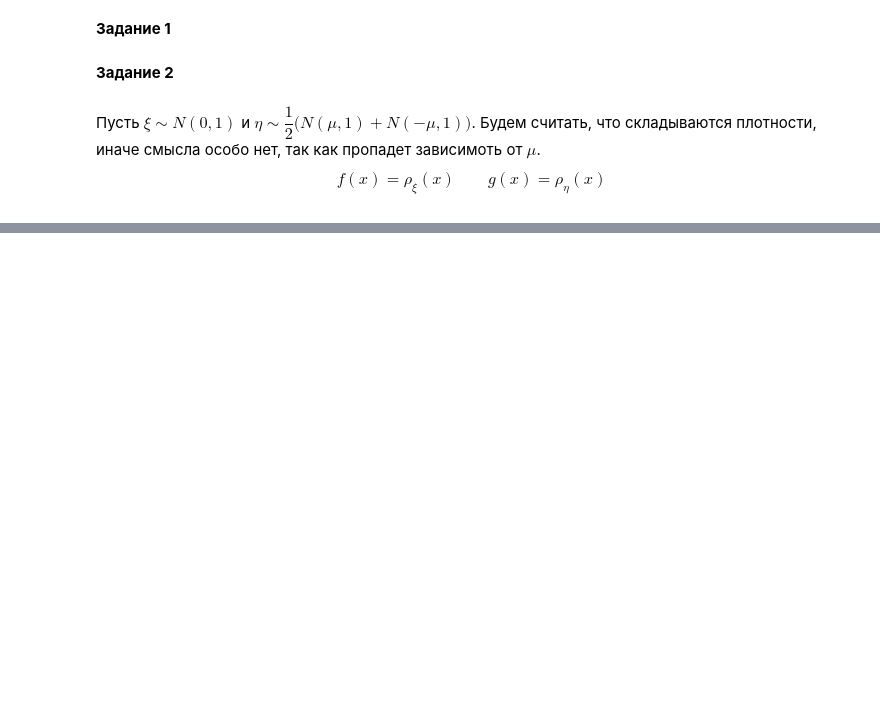
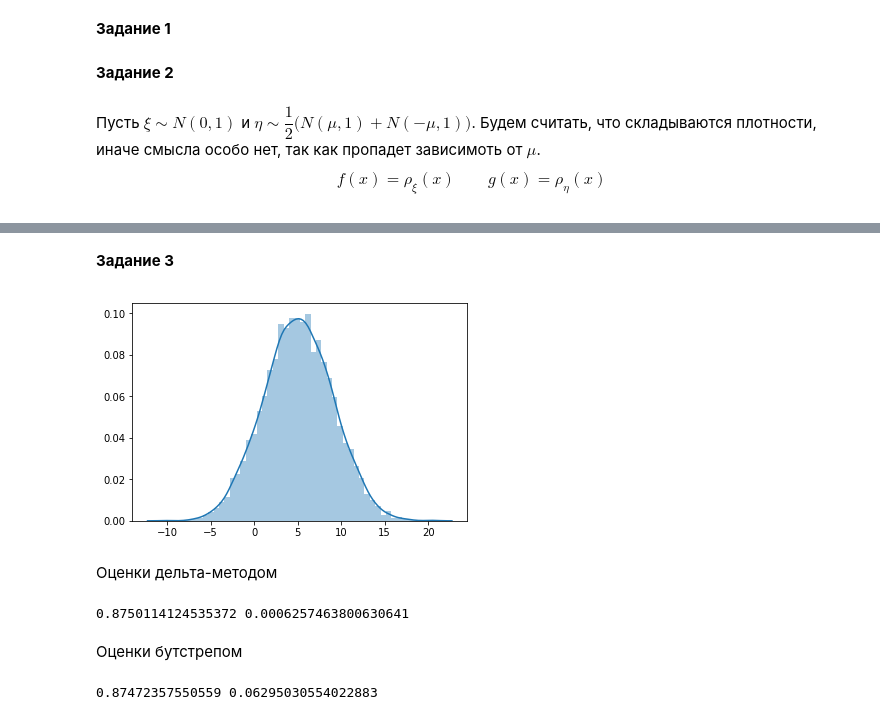
Before and after one commit to Mikhail-off/STAT2018, a Jupyter notebook: HW2/homework-2.ipynb, the cells around one changed output, grey strips where cells are left out. Cells and saved outputs as stored; diff of their text form; code cells hidden in the pictures; blank space fills up the shorter version.

```diff
--- a/HW2/homework-2.ipynb
+++ b/HW2/homework-2.ipynb
@@ -60 +62,42 @@ plt.legend()
 [figure]
+# %% [markdown]
+__Задание 3__
+# %%
+def g(x):
+    return 1 - 1 / (1 + np.exp(x))
+
+def g_derivative(x):
+    return np.exp(x) / ((1 + np.exp(x))**2)
+
+X = np.random.normal(loc=5, scale=4, size=10000)
+sns.distplot(X)
+plt.show()
+# %% [output]
+[figure, added]
+# %% [markdown]
+Оценки дельта-методом
+# %%
+def delta(X):
+    delta_mean = g(X).mean()
+    delta_var = X.var() * g_derivative(X.mean())**2
+    return (delta_mean, delta_var)
+print(*delta(X))
+# %% [output]
+0.8750114124535372 0.0006257463800630641
+# %% [markdown]
+Оценки бутстрепом
+# %%
+def boot(X):
+    boot_mean = 0
+    boot_var = 0
+    B = 100
+    for i in range(B):
+        samples = g(resample(X))
+        boot_mean += samples.mean()
+        boot_var += samples.var()
+    boot_mean /= B
+    boot_var /= B
+    return (boot_mean, boot_var)
+print(*boot(X))
+# %% [output]
+0.87472357550559 0.06295030554022883
```
Also changed, not shown: parts of 7 cells of this notebook, 1 other file.
